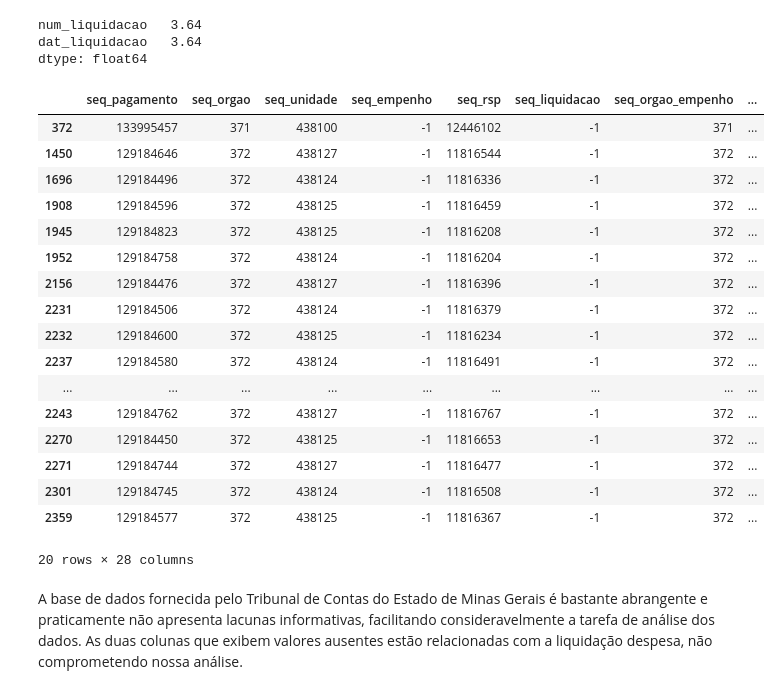
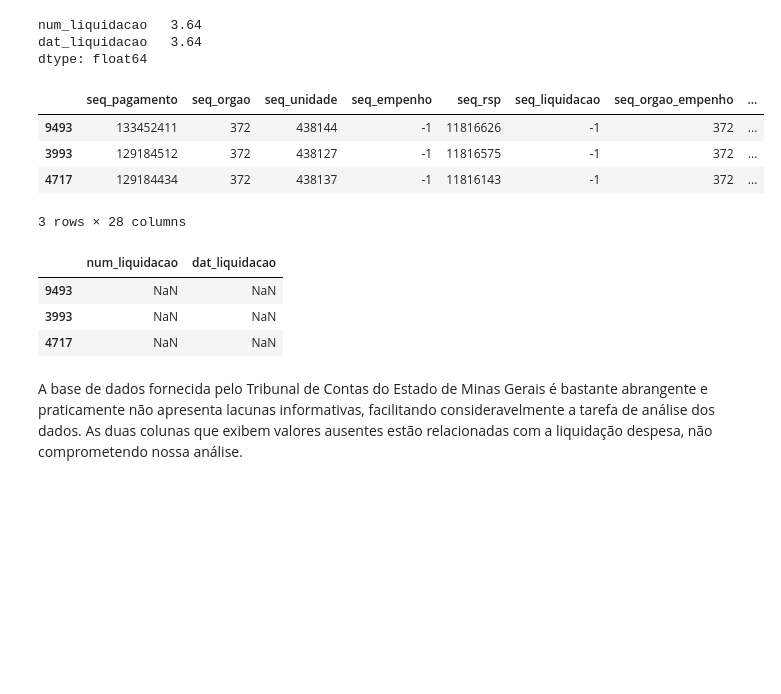
Before and after one commit to alexcamargos/GastosPublicosCapelinhaMG, a Jupyter notebook: analise_exploratoria_pagamentos.ipynb, the cells around one changed output. Saved outputs shown, nothing was run; the diff lists cells and outputs as text; code cells hidden in the pictures; blank space fills up the shorter version.

```diff
--- a/analise_exploratoria.ipynb
+++ b/analise_exploratoria_pagamentos.ipynb
@@ -103,5 +68,5 @@ finally:
 %matplotlib inline
 # %%
-# Configuring Pandas to display floating point values, using two decimal places.
-pd.options.display.float_format = '{:,.2f}'.format
+# Configurando o Pandas para exibir valores flutuantes com duas casas decimais
+pd.set_option('display.float_format', '{:.2f}'.format)
 # %%
@@ -302,26 +247,20 @@ dtype: float64
 # %%
 # Criando um DataFrame apenas com as linhas que contém valores ausentes.
 payment_cols_isnull = payment_df[payment_df.isnull().any(axis=1)]
-payment_cols_isnull.head(20)
+payment_cols_isnull.sample(3, random_state=RANDOM_SEED)
 # %% [output]
 |  | seq_pagamento | seq_orgao | seq_unidade | seq_empenho | seq_rsp | seq_liquidacao | seq_orgao_empenho | ... |
-| 372 | 133995457 | 371 | 438100 | -1 | 12446102 | -1 | 371 | ... |
-| 1450 | 129184646 | 372 | 438127 | -1 | 11816544 | -1 | 372 | ... |
-| 1696 | 129184496 | 372 | 438124 | -1 | 11816336 | -1 | 372 | ... |
-| 1908 | 129184596 | 372 | 438125 | -1 | 11816459 | -1 | 372 | ... |
-| 1945 | 129184823 | 372 | 438125 | -1 | 11816208 | -1 | 372 | ... |
-| 1952 | 129184758 | 372 | 438124 | -1 | 11816204 | -1 | 372 | ... |
-| 2156 | 129184476 | 372 | 438127 | -1 | 11816396 | -1 | 372 | ... |
-| 2231 | 129184506 | 372 | 438124 | -1 | 11816379 | -1 | 372 | ... |
-| 2232 | 129184600 | 372 | 438125 | -1 | 11816234 | -1 | 372 | ... |
-| 2237 | 129184580 | 372 | 438124 | -1 | 11816491 | -1 | 372 | ... |
-| ... | ... | ... | ... | ... | ... | ... | ... | ... |
-| 2243 | 129184762 | 372 | 438127 | -1 | 11816767 | -1 | 372 | ... |
-| 2270 | 129184450 | 372 | 438125 | -1 | 11816653 | -1 | 372 | ... |
-| 2271 | 129184744 | 372 | 438127 | -1 | 11816477 | -1 | 372 | ... |
-| 2301 | 129184745 | 372 | 438124 | -1 | 11816508 | -1 | 372 | ... |
-| 2359 | 129184577 | 372 | 438125 | -1 | 11816367 | -1 | 372 | ... |
+| 9493 | 133452411 | 372 | 438144 | -1 | 11816626 | -1 | 372 | ... |
+| 3993 | 129184512 | 372 | 438127 | -1 | 11816575 | -1 | 372 | ... |
+| 4717 | 129184434 | 372 | 438137 | -1 | 11816143 | -1 | 372 | ... |
-20 rows × 28 columns
+3 rows × 28 columns
+# %%
+payment_cols_isnull.sample(3, random_state=RANDOM_SEED)[['num_liquidacao', 'dat_liquidacao']]
+# %% [output]
+|  | num_liquidacao | dat_liquidacao |
+| 9493 | NaN | NaN |
+| 3993 | NaN | NaN |
+| 4717 | NaN | NaN |
 # %% [markdown]
 A base de dados fornecida pelo Tribunal de Contas do Estado de Minas Gerais é bastante abrangente e praticamente não apresenta lacunas informativas, facilitando consideravelmente a tarefa de análise dos dados. As duas colunas que exibem valores ausentes estão relacionadas com a liquidação despesa, não comprometendo nossa análise.
 # %% [markdown]
```
Also changed, not shown: parts of 51 cells of this notebook.
